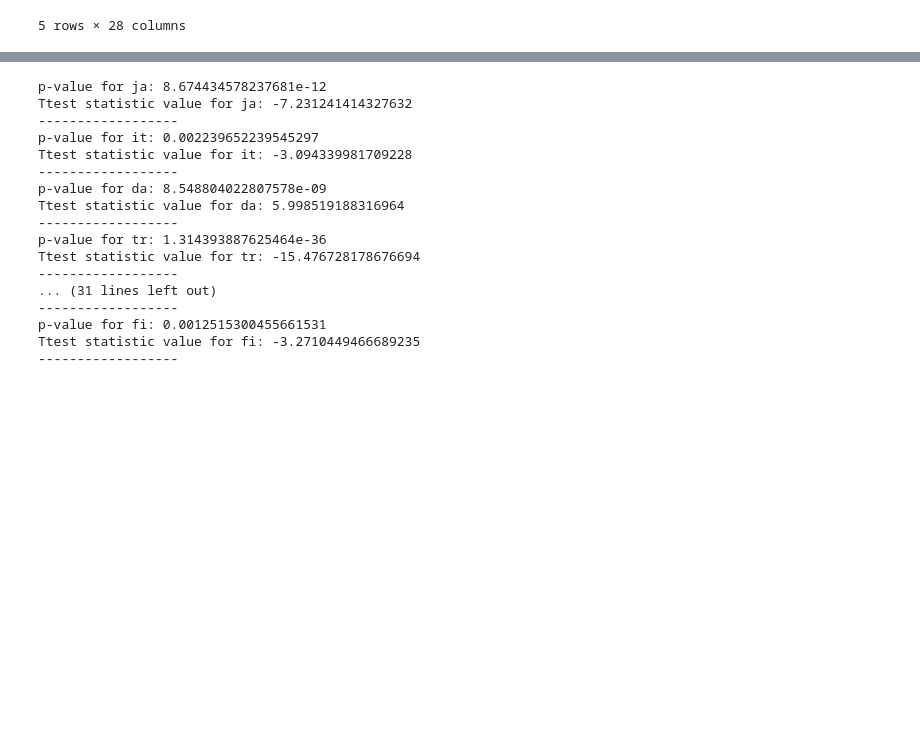
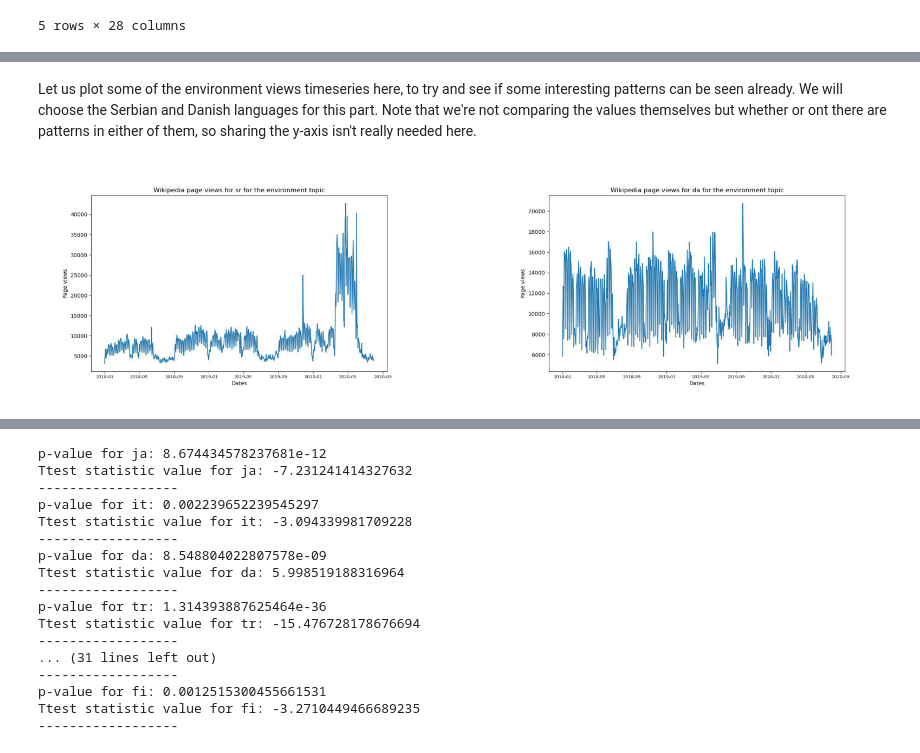
Before and after one commit to epfl-ada/ada-2022-project-wetried, a Jupyter notebook: Exploration corona.ipynb, the cells around one changed output, grey strips where cells are left out. Drawn from its saved outputs; the diff is of its cells as text; code cells hidden in the pictures; blank space fills up the shorter version.

```diff
--- a/Exploration corona.ipynb
+++ b/Exploration corona.ipynb
@@ -389,3 +394,15 @@ def hist_topic_views(topic_data, country, covid_views = False, topic = 'environm
 for country_code in sum_environment_df.language.unique():
     lineplot_topic_views_timeseries(sum_environment_df, country_code)
     hist_topic_views(sum_environment_df, country_code)
+# %% [markdown]
+Let us plot some of the environment views timeseries here, to try and see if some interesting patterns can be seen already. We will choose the Serbian and Danish languages for this part. Note that we're not comparing the values themselves but whether or ont there are patterns in either of them, so sharing the y-axis isn't really needed here.
+# %%
+countries_chosen = [ 'sr', 'da']
+fig, ax = plt.subplots(nrows = 1, ncols = len(countries_chosen),figsize=(20, 10), dpi=100)
+for i in range(len(countries_chosen)):
+    filename = "Wikipedia page views for {} for the environment topic.jpg".format(countries_chosen[i])
+    ax[i].imshow(plt.imread(fname = './Figures/timeseries/topic_views/all_views/' + filename))
+    ax[i].axis('off')
+#_ = plt.axis('off')
+# %% [output]
+[figure, added]
```
Also changed, not shown: parts of 33 cells of this notebook.
